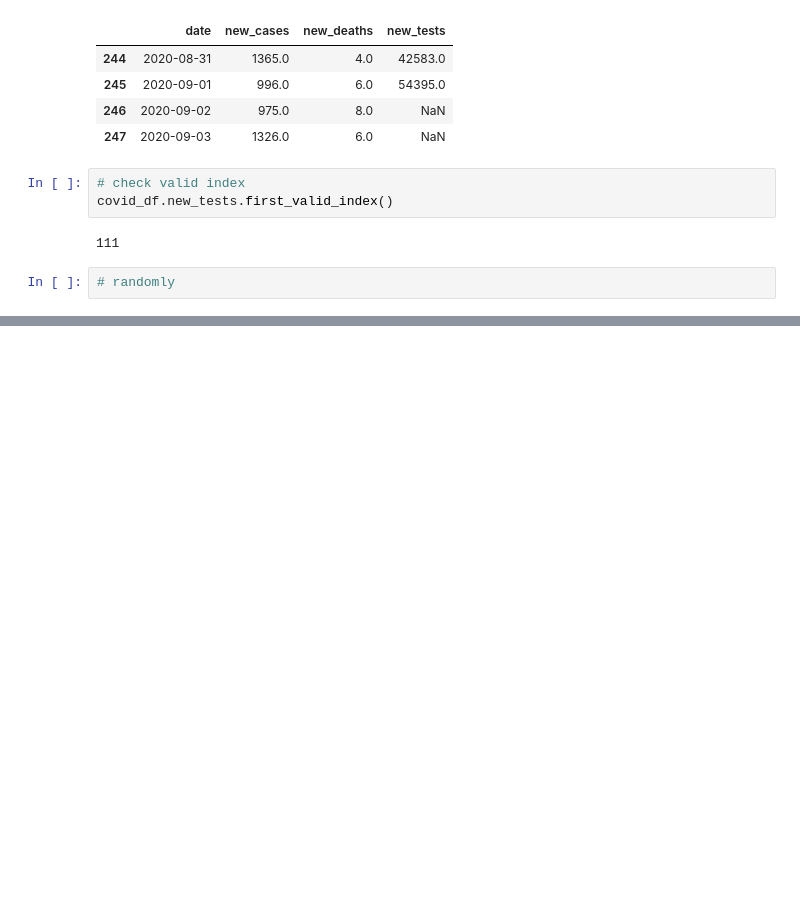
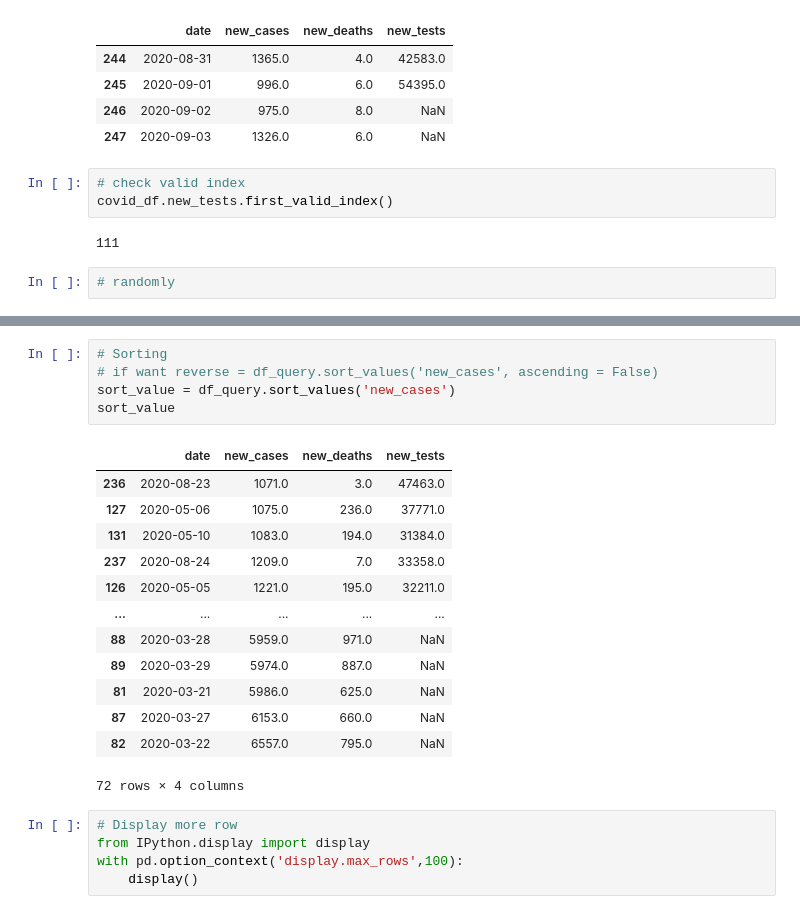
Before and after one commit to Sejan157218/Data_Analysis_with_Python, a Jupyter notebook: python-pandas-data-analysis/python-pandas-data-analysis.ipynb, the cells around one changed output, grey strips where cells are left out. Saved outputs shown, nothing was run; the diff lists cells and outputs as text; blank space fills up the shorter version.

```diff
--- a/python-pandas-data-analysis/python-pandas-data-analysis.ipynb
+++ b/python-pandas-data-analysis/python-pandas-data-analysis.ipynb
@@ -205,0 +226,24 @@ covid_df.new_tests.first_valid_index()
+# %%
+# Sorting
+# if want reverse = df_query.sort_values('new_cases', ascending = False)
+sort_value = df_query.sort_values('new_cases')
+sort_value
+# %% [output]
+|  | date | new_cases | new_deaths | new_tests |
+| 236 | 2020-08-23 | 1071.0 | 3.0 | 47463.0 |
+| 127 | 2020-05-06 | 1075.0 | 236.0 | 37771.0 |
+| 131 | 2020-05-10 | 1083.0 | 194.0 | 31384.0 |
+| 237 | 2020-08-24 | 1209.0 | 7.0 | 33358.0 |
+| 126 | 2020-05-05 | 1221.0 | 195.0 | 32211.0 |
+| ... | ... | ... | ... | ... |
+| 88 | 2020-03-28 | 5959.0 | 971.0 | NaN |
+| 89 | 2020-03-29 | 5974.0 | 887.0 | NaN |
+| 81 | 2020-03-21 | 5986.0 | 625.0 | NaN |
+| 87 | 2020-03-27 | 6153.0 | 660.0 | NaN |
+| 82 | 2020-03-22 | 6557.0 | 795.0 | NaN |
+72 rows × 4 columns
+# %%
+# Display more row
+from IPython.display import display
+with pd.option_context('display.max_rows',100):
+    display()
```
Also changed, not shown: parts of 1 cell of this notebook.
